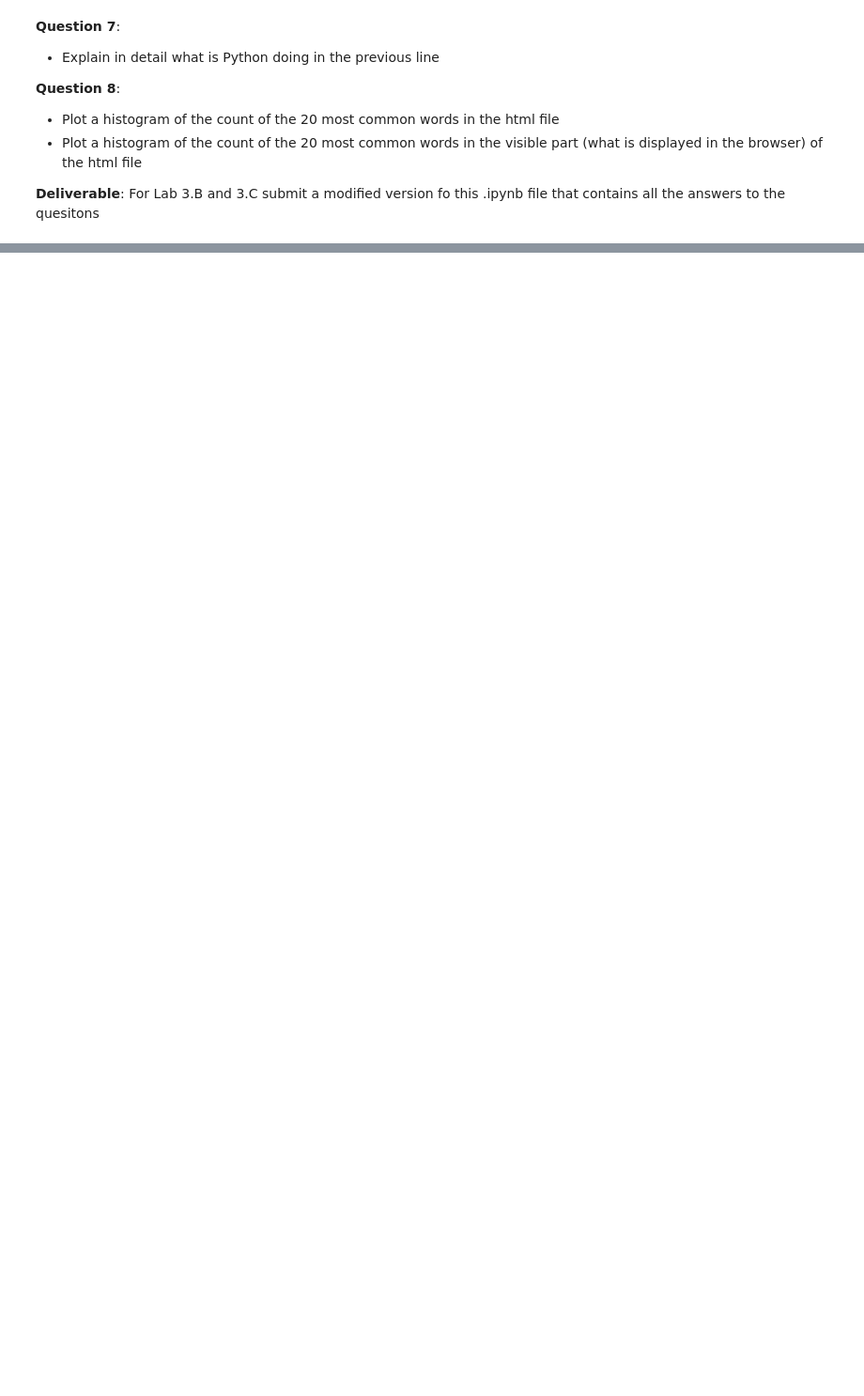
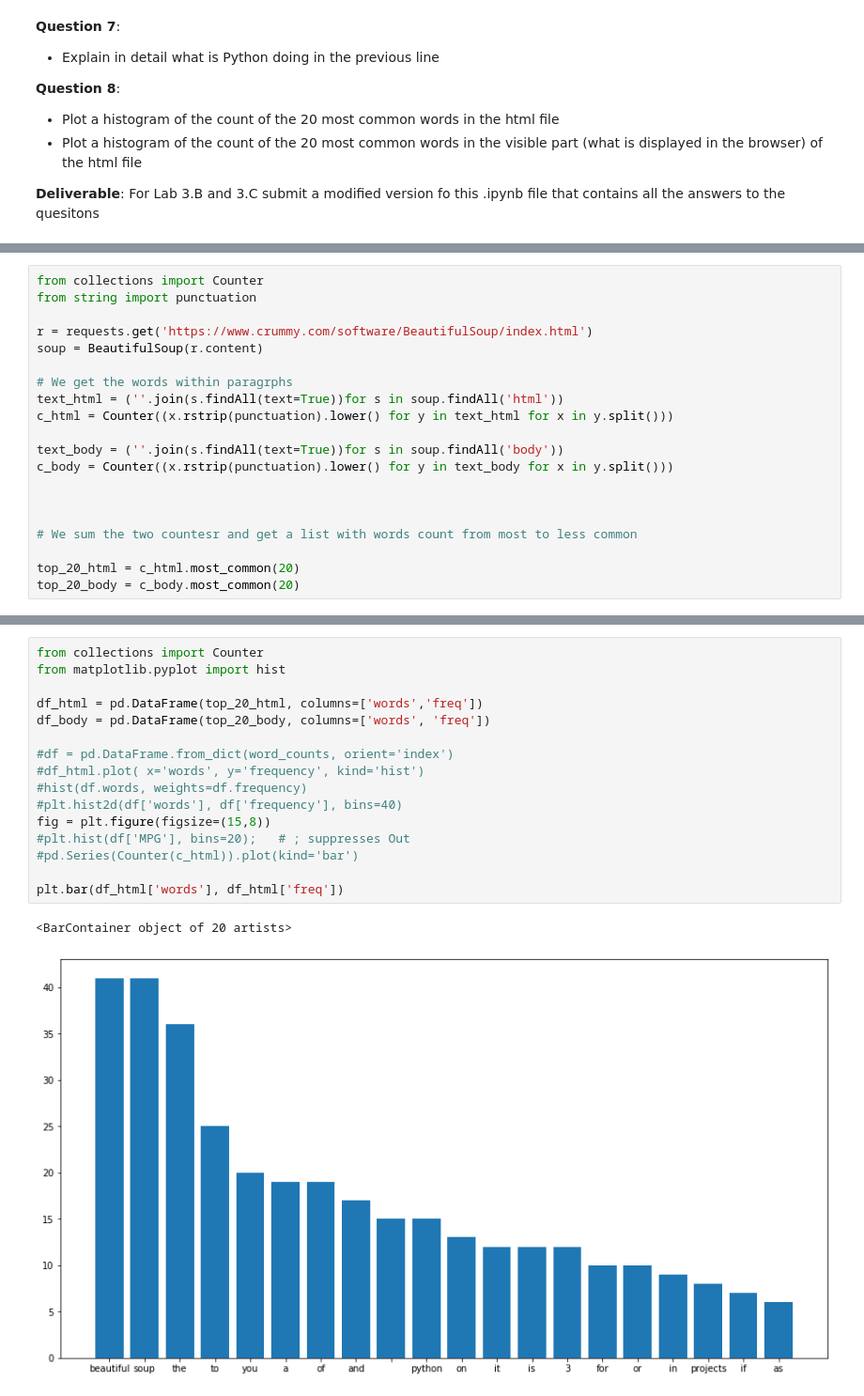
Before and after one commit to Inceptix/CIS-3715, a Jupyter notebook: Lab3/CIS3715 (Temple - Spring 2020) Lab3.ipynb, the cells around one changed output, grey strips where cells are left out. Shown: that part at 94% size. Cells and saved outputs as stored; diff of their text form; blank space fills up the shorter version.

```diff
--- a/Lab3/CIS3715 (Temple - Spring 2020) Lab3.ipynb
+++ b/Lab3/CIS3715 (Temple - Spring 2020) Lab3.ipynb
@@ -737,0 +642,20 @@ downloading "high resolution USGS datasets."
+# %%
+from collections import Counter
+from string import punctuation
+
+r = requests.get('https://www.crummy.com/software/BeautifulSoup/index.html')
+soup = BeautifulSoup(r.content)
+
+# We get the words within paragrphs
+text_html = (''.join(s.findAll(text=True))for s in soup.findAll('html'))
+c_html = Counter((x.rstrip(punctuation).lower() for y in text_html for x in y.split()))
+
+text_body = (''.join(s.findAll(text=True))for s in soup.findAll('body'))
+c_body = Counter((x.rstrip(punctuation).lower() for y in text_body for x in y.split()))
+
+
+
+# We sum the two countesr and get a list with words count from most to less common
+
+top_20_html = c_html.most_common(20)
+top_20_body = c_body.most_common(20)
@@ -737,0 +679,19 @@ downloading "high resolution USGS datasets."
+# %%
+from collections import Counter
+from matplotlib.pyplot import hist
+
+df_html = pd.DataFrame(top_20_html, columns=['words','freq'])
+df_body = pd.DataFrame(top_20_body, columns=['words', 'freq'])
+
+#df = pd.DataFrame.from_dict(word_counts, orient='index')
+#df_html.plot( x='words', y='frequency', kind='hist')
+#hist(df.words, weights=df.frequency)
+#plt.hist2d(df['words'], df['frequency'], bins=40)
+fig = plt.figure(figsize=(15,8))
+#plt.hist(df['MPG'], bins=20);   # ; suppresses Out
+#pd.Series(Counter(c_html)).plot(kind='bar')
+
+plt.bar(df_html['words'], df_html['freq'])
+# %% [output]
+<BarContainer object of 20 artists>
+[figure, added]
```
Also changed, not shown: parts of 14 cells of this notebook, 1 other file.
